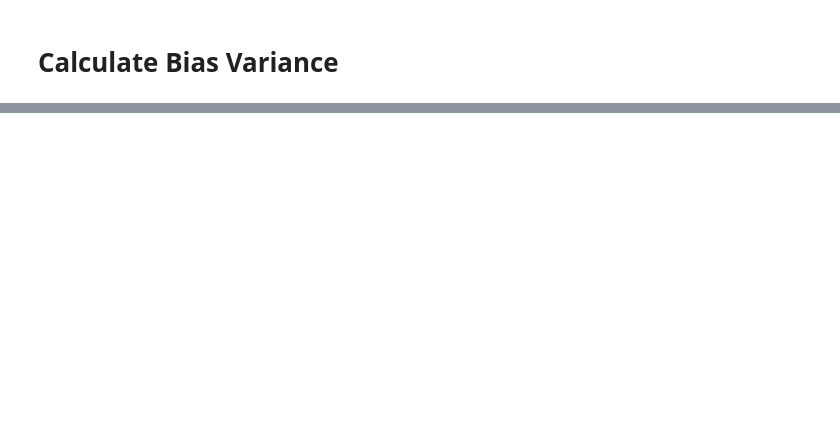
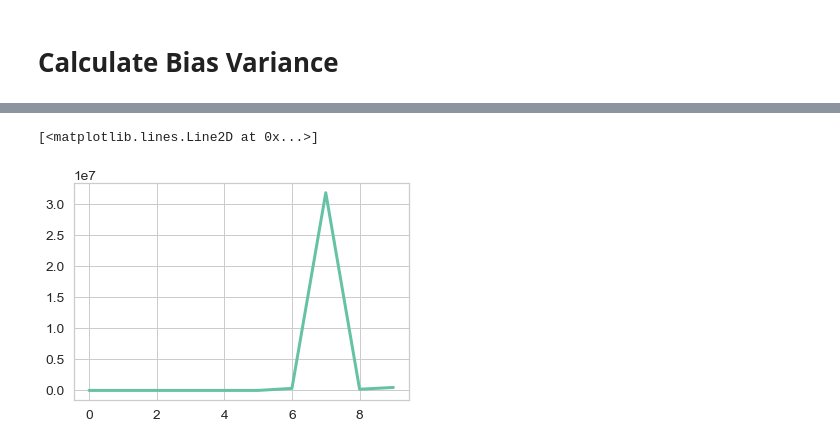
Before and after one commit to chuan-khuna/Datamining, a Jupyter notebook: CrossValidation/cross_validation.ipynb, the cells around one changed output, grey strips where cells are left out. Cells and saved outputs as stored; diff of their text form; code cells hidden in the pictures; blank space fills up the shorter version.

Commit message:
add bias variance calculation

```diff
--- a/CrossValidation/cross_validation.ipynb
+++ b/CrossValidation/cross_validation.ipynb
@@ -280,0 +285,12 @@ plt.axis([0, 10, -0.1, 4])
+# %%
+variance = []
+for d in range(len(degree_list)):
+    x_aug = create_degree_x(x, d)
+    all_model_res = [[w.dot(x_aug.T)] for w in repeat_w[:, d]]
+    var = mse(np.array(all_model_res), x_aug.dot(mean_repeat_w[d].T))
+    variance.append(var)
+# %%
+plt.plot(degree_list, variance)
+# %% [output]
+[<matplotlib.lines.Line2D at 0x...>]
+[figure, added]
```
Also changed, not shown: parts of 9 cells of this notebook, 5 other files.
